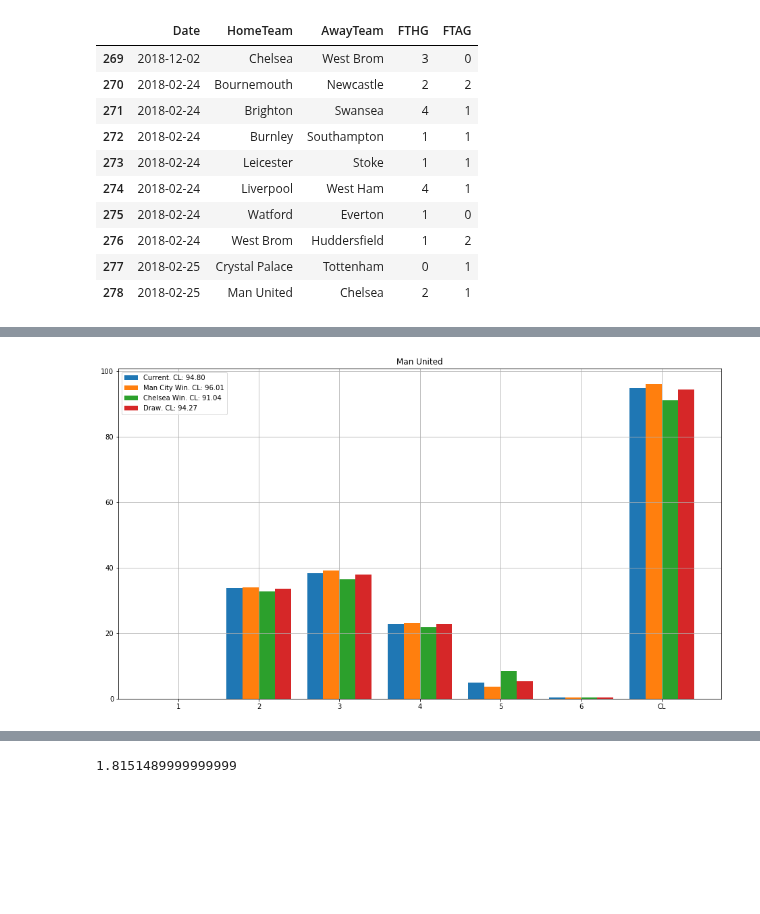
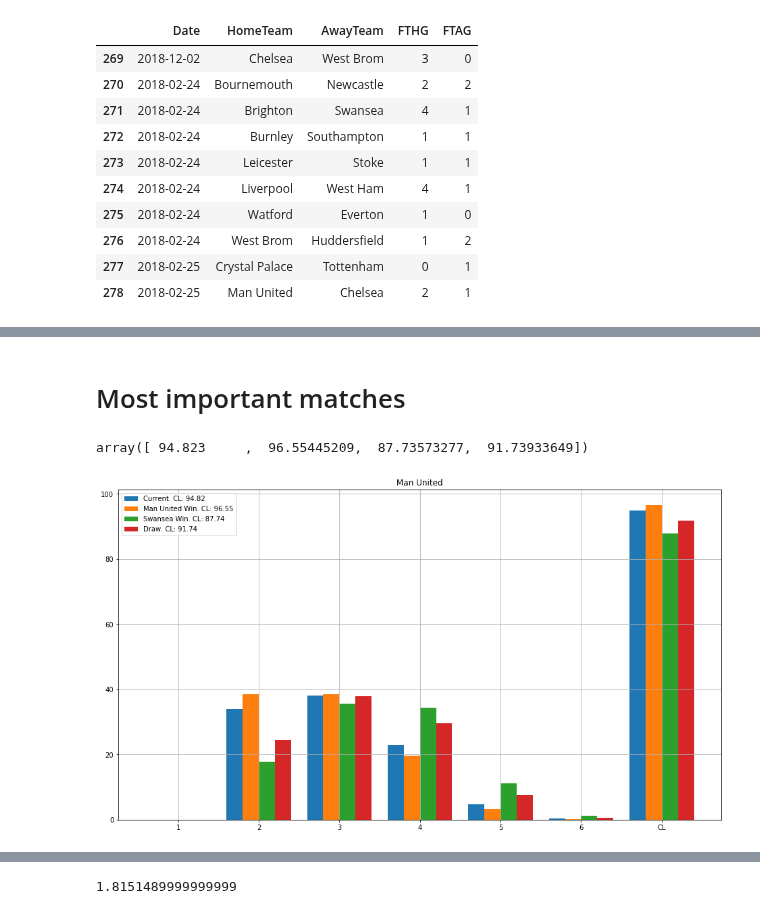
Before and after one commit to tchnvkng/python_notebooks, a Jupyter notebook: premier_league/pl2.ipynb, the cells around one changed output, grey strips where cells are left out. Cells and saved outputs as stored; diff of their text form; code cells hidden in the pictures; blank space fills up the shorter version.

Commit message:
rate matches in order of importance

```diff
--- a/premier_league/pl2.ipynb
+++ b/premier_league/pl2.ipynb
@@ -81,4 +81,16 @@ PremierLeague.team_report('Man United')
-# %%
-PremierLeague.what_if('Man City v Chelsea',ref_team='Man United')
-# %% [output]
-[figure, removed]
+# %% [markdown]
+# Most important matches
+# %%
+imp=[]
+ref_team='Man United'
+matches=[]
+for x in PremierLeague.matches_to_sim:
+    matches.append(x)
+    imp.append(PremierLeague.what_if(x,ref_team=ref_team,show_plot=False).std())
+imp=np.array(imp)
+matches=np.array(matches)
+the_match=matches[imp.argmax()]
+PremierLeague.what_if(the_match,ref_team=ref_team)
+# %% [output]
+array([ 94.823     ,  96.55445209,  87.73573277,  91.73933649])
+[figure, added]
```
Also changed, not shown: parts of 4 cells of this notebook, 1 other file.
